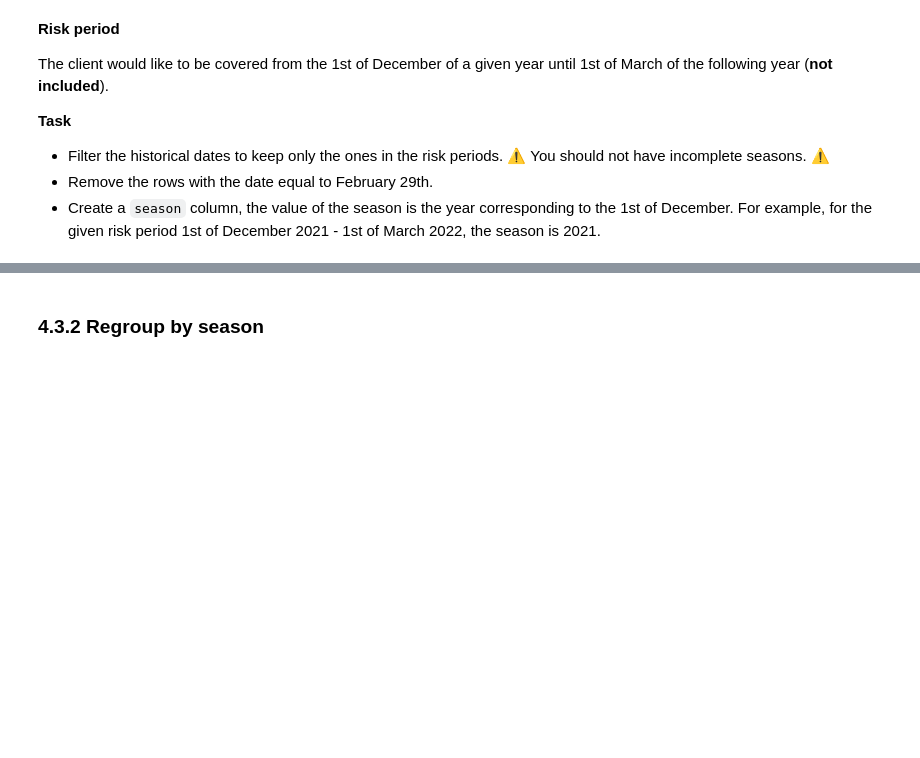
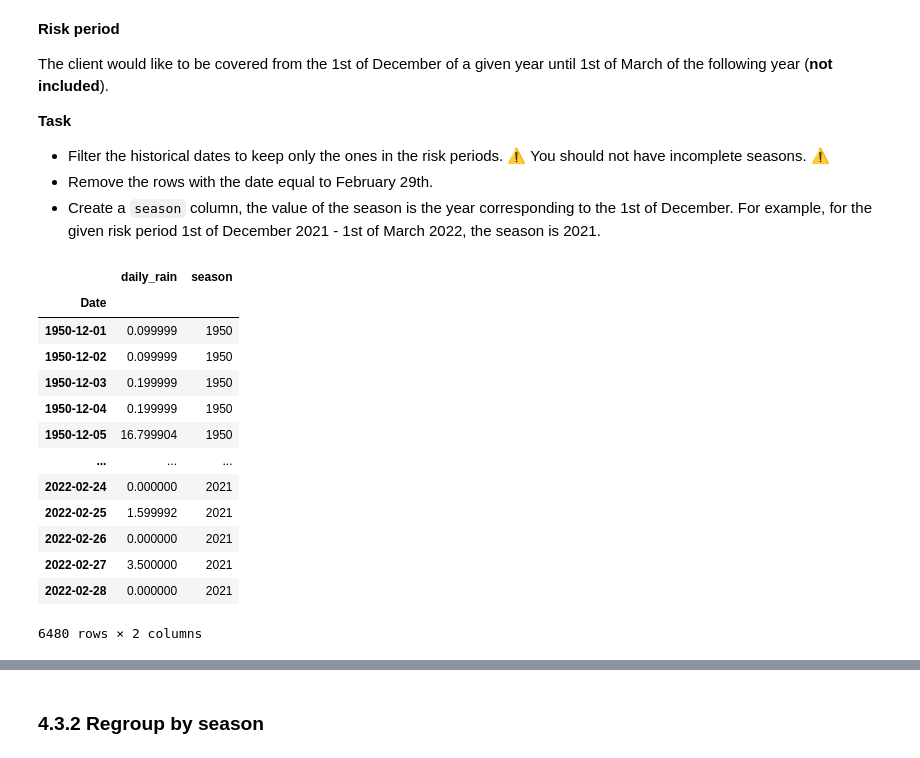
Before and after one commit to staghado/descartes-data-sci, a Jupyter notebook: 02-rescale_rasters_and_pricing.ipynb, the cells around one changed output, grey strips where cells are left out. Cells and saved outputs as stored; diff of their text form; code cells hidden in the pictures; blank space fills up the shorter version.

```diff
--- a/02-rescale_rasters_and_pricing.ipynb
+++ b/02-rescale_rasters_and_pricing.ipynb
@@ -146,0 +252,32 @@ The client would like to be covered from the 1st of December of a given year unt
+# %%
+# filter dates to only risk periods i.e from 1st of December to 1st of March
+df_rain_historical = df_rain_historical[
+    (df_rain_historical.index.month == 12) | # December
+    (df_rain_historical.index.month <= 2)    # January and February
+    ].copy()
+
+# remove February 29th (leap day)
+df_rain_historical = df_rain_historical[~((df_rain_historical.index.month == 2) & (df_rain_historical.index.day == 29))]
+
+# create the "season" column
+df_rain_historical['season'] = df_rain_historical.index.year
+df_rain_historical.loc[df_rain_historical.index.month <= 2, 'season'] -= 1
+
+# ensure that seasons are complete i.e they have exactly 90 days
+df_rain_historical = df_rain_historical.groupby('season').filter(lambda group : len(group) == 90)
+df_rain_historical
+# %% [output]
+|  | daily_rain | season |
+| Date |  |  |
+| 1950-12-01 | 0.099999 | 1950 |
+| 1950-12-02 | 0.099999 | 1950 |
+| 1950-12-03 | 0.199999 | 1950 |
+| 1950-12-04 | 0.199999 | 1950 |
+| 1950-12-05 | 16.799904 | 1950 |
+| ... | ... | ... |
+| 2022-02-24 | 0.000000 | 2021 |
+| 2022-02-25 | 1.599992 | 2021 |
+| 2022-02-26 | 0.000000 | 2021 |
+| 2022-02-27 | 3.500000 | 2021 |
+| 2022-02-28 | 0.000000 | 2021 |
+6480 rows × 2 columns
```
Also changed, not shown: parts of 39 cells of this notebook, 2 other files.
